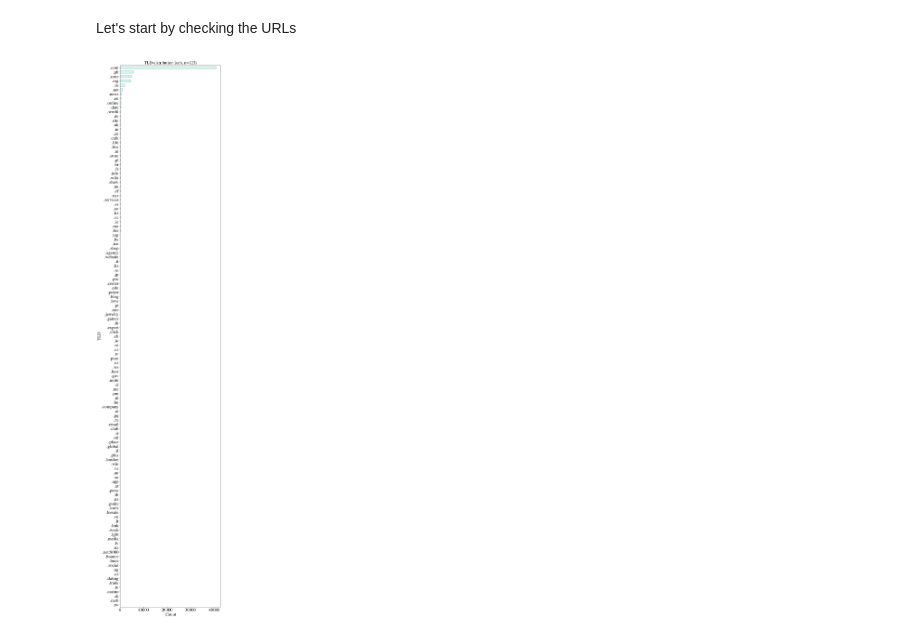
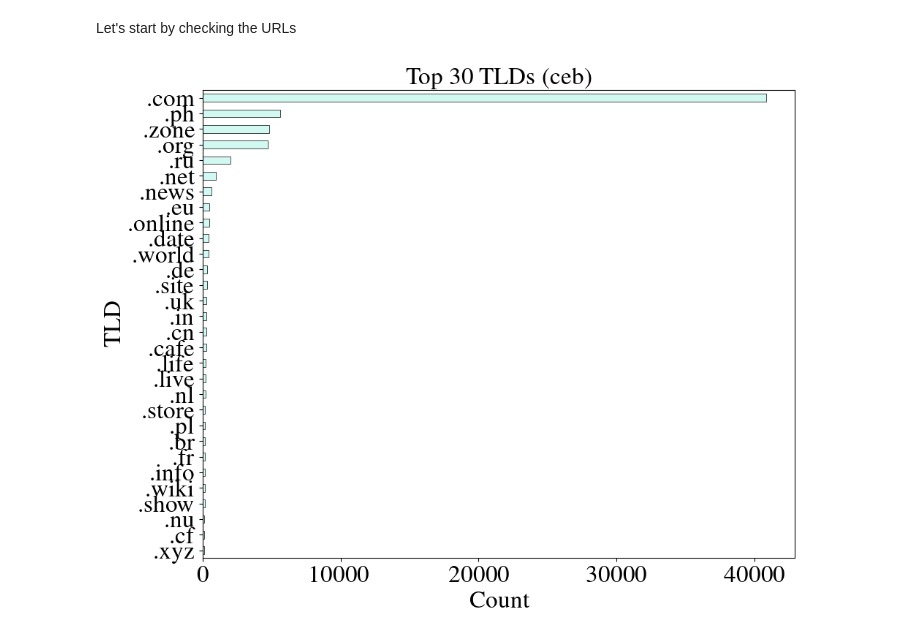
Before and after one commit to ljvmiranda921/scratch, a Jupyter notebook: 2026-03-20-madlad/2026-03-20-check-langs.ipynb, the cells around one changed output. Saved outputs shown, nothing was run; the diff lists cells and outputs as text; code cells hidden in the pictures.

```diff
--- a/2026-03-20-madlad/2026-03-20-check-langs.ipynb
+++ b/2026-03-20-madlad/2026-03-20-check-langs.ipynb
@@ -99,15 +99,16 @@ from urllib.parse import urlparse
 
 df["tld"] = df["url"].apply(lambda x: "." + urlparse(x).netloc.rsplit(".", 1)[-1])
 # %%
-tld_counts = df["tld"].value_counts()
+top_n = 30
+tld_counts = df["tld"].value_counts().head(top_n)
 
-fig, ax = plt.subplots(figsize=(10, max(len(tld_counts) * 0.35, 6)))
+fig, ax = plt.subplots(figsize=(10, 8))
 tld_counts.plot.barh(ax=ax, color="#D1F9F1", edgecolor="black", linewidth=0.5)
 ax.invert_yaxis()
 ax.set_xlabel("Count")
 ax.set_ylabel("TLD")
-ax.set_title(f"TLD distribution (ceb, n={len(tld_counts)})")
+ax.set_title(f"Top {top_n} TLDs (ceb)")
 fig.tight_layout()
 plt.show()
 # %% [output]
-[figure, old version]
+[figure, new version]
```
